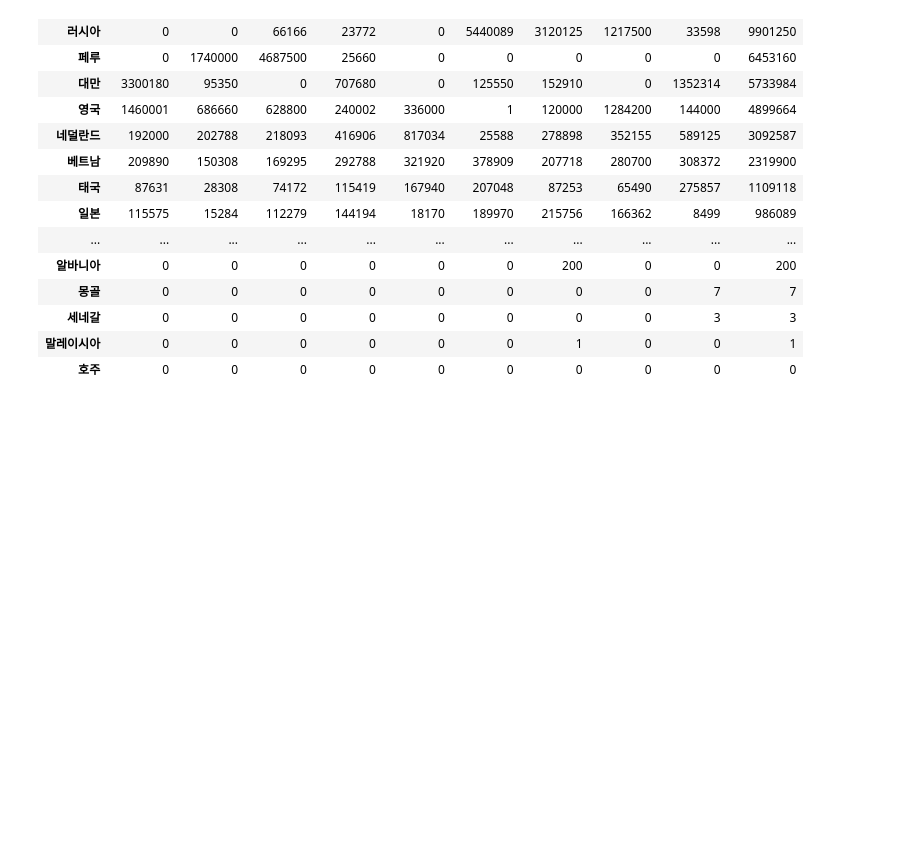
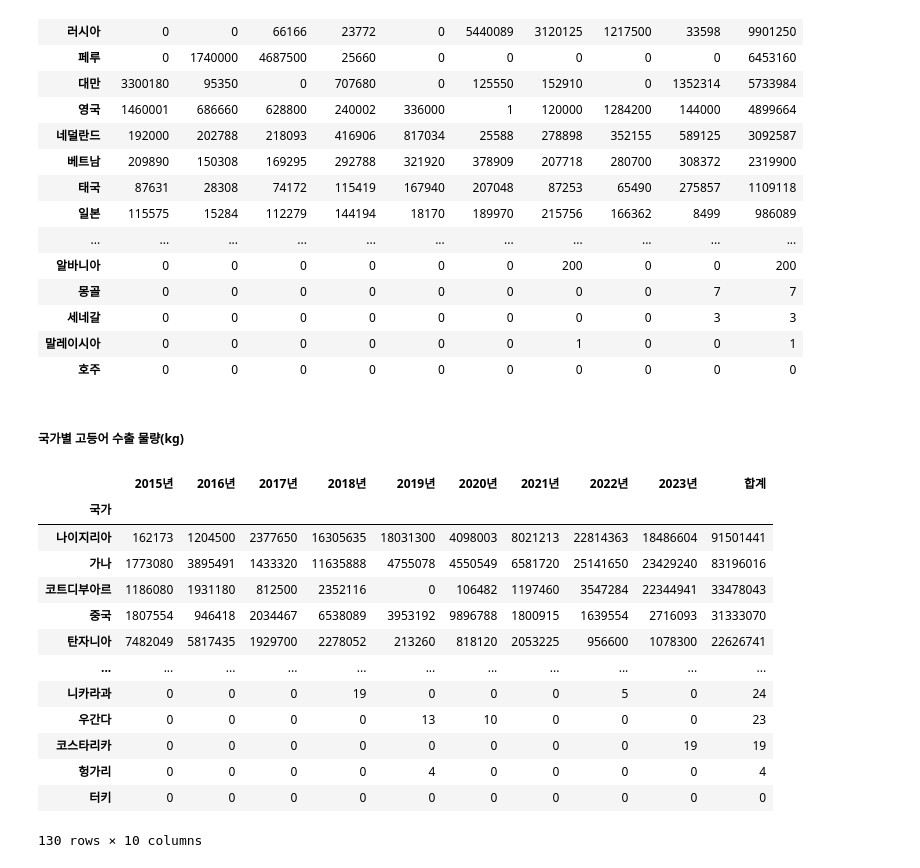
Before and after one commit to dlwogus552/big_data_project, a Jupyter notebook: python/mackerel_data.ipynb, the cells around one changed output. Saved outputs shown, nothing was run; the diff lists cells and outputs as text; code cells hidden in the pictures; blank space fills up the shorter version.

```diff
--- a/python/mackerel_data.ipynb
+++ b/python/mackerel_data.ipynb
@@ -92,3 +119,33 @@ mackerel_import_quantity
 | 세네갈 | 0 | 0 | 0 | 0 | 0 | 0 | 0 | 0 | 3 | 3 |
 | 말레이시아 | 0 | 0 | 0 | 0 | 0 | 0 | 1 | 0 | 0 | 1 |
 | 호주 | 0 | 0 | 0 | 0 | 0 | 0 | 0 | 0 | 0 | 0 |
+# %% [markdown]
+##### 국가별 고등어 수출 물량(kg)
+# %%
+mackerel_export_quantity = pd.read_csv("./data/mackerel/국가별 고등어 수출 물량(kg).csv", encoding='cp949')
+# '국가' 열을 기준으로 그룹화하여 각 국가별로 수출물량 합산
+mackerel_export_quantity = mackerel_export_quantity.groupby('국가').sum()
+# '구분' 열 삭제
+mackerel_export_quantity = mackerel_export_quantity.drop(columns='구분')
+# 데이터를 숫자형으로 변환
+mackerel_export_quantity = mackerel_export_quantity.apply(pd.to_numeric, errors ='ignore')
+# 합계 열 추가
+mackerel_export_quantity['합계'] = mackerel_export_quantity.sum(axis=1)
+# 합계 열 기준 내림차순 정렬
+mackerel_export_quantity = mackerel_export_quantity.sort_values(by='합계', ascending=False)
+mackerel_export_quantity
+# %% [output]
+|  | 2015년 | 2016년 | 2017년 | 2018년 | 2019년 | 2020년 | 2021년 | 2022년 | 2023년 | 합계 |
+| 국가 |  |  |  |  |  |  |  |  |  |  |
+| 나이지리아 | 162173 | 1204500 | 2377650 | 16305635 | 18031300 | 4098003 | 8021213 | 22814363 | 18486604 | 91501441 |
+| 가나 | 1773080 | 3895491 | 1433320 | 11635888 | 4755078 | 4550549 | 6581720 | 25141650 | 23429240 | 83196016 |
+| 코트디부아르 | 1186080 | 1931180 | 812500 | 2352116 | 0 | 106482 | 1197460 | 3547284 | 22344941 | 33478043 |
+| 중국 | 1807554 | 946418 | 2034467 | 6538089 | 3953192 | 9896788 | 1800915 | 1639554 | 2716093 | 31333070 |
+| 탄자니아 | 7482049 | 5817435 | 1929700 | 2278052 | 213260 | 818120 | 2053225 | 956600 | 1078300 | 22626741 |
+| ... | ... | ... | ... | ... | ... | ... | ... | ... | ... | ... |
+| 니카라과 | 0 | 0 | 0 | 19 | 0 | 0 | 0 | 5 | 0 | 24 |
+| 우간다 | 0 | 0 | 0 | 0 | 13 | 10 | 0 | 0 | 0 | 23 |
+| 코스타리카 | 0 | 0 | 0 | 0 | 0 | 0 | 0 | 0 | 19 | 19 |
+| 헝가리 | 0 | 0 | 0 | 0 | 4 | 0 | 0 | 0 | 0 | 4 |
+| 터키 | 0 | 0 | 0 | 0 | 0 | 0 | 0 | 0 | 0 | 0 |
+130 rows × 10 columns
```
Also changed, not shown: parts of 6 cells of this notebook.
